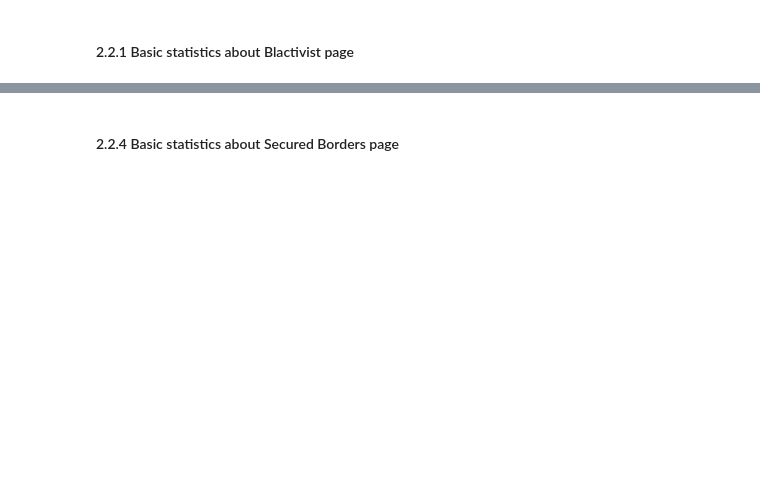
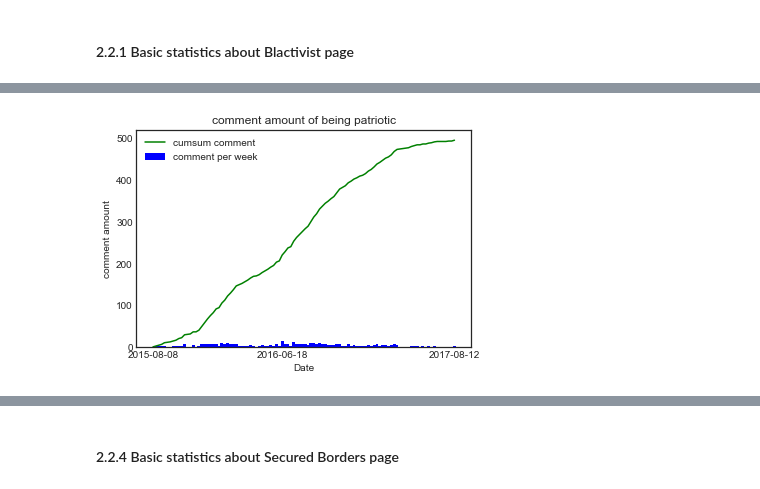
Before and after one commit to reiven-c-t/CSCI4710, a Jupyter notebook: Project/Draft/DraftExploratoryDataAnalysis.ipynb, the cells around one changed output, grey strips where cells are left out. Cells and saved outputs as stored; diff of their text form; code cells hidden in the pictures; blank space fills up the shorter version.

```diff
--- a/Project/Draft/DraftExploratoryDataAnalysis.ipynb
+++ b/Project/Draft/DraftExploratoryDataAnalysis.ipynb
@@ -154,0 +391,4 @@ date            500 non-null object
+# %%
+show_time_plot(being_patriotic, 'being patriotic')
+# %% [output]
+[figure, added]
```
Also changed, not shown: parts of 56 cells of this notebook, 7 other files.
